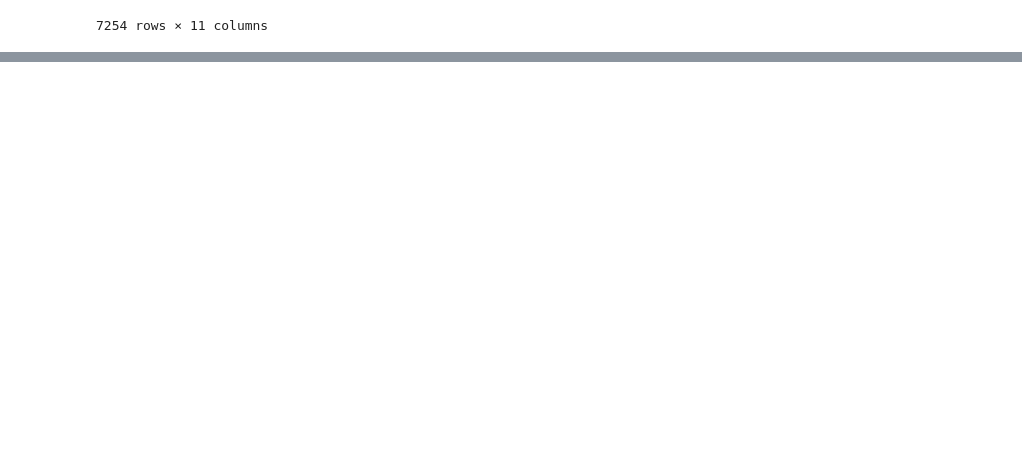
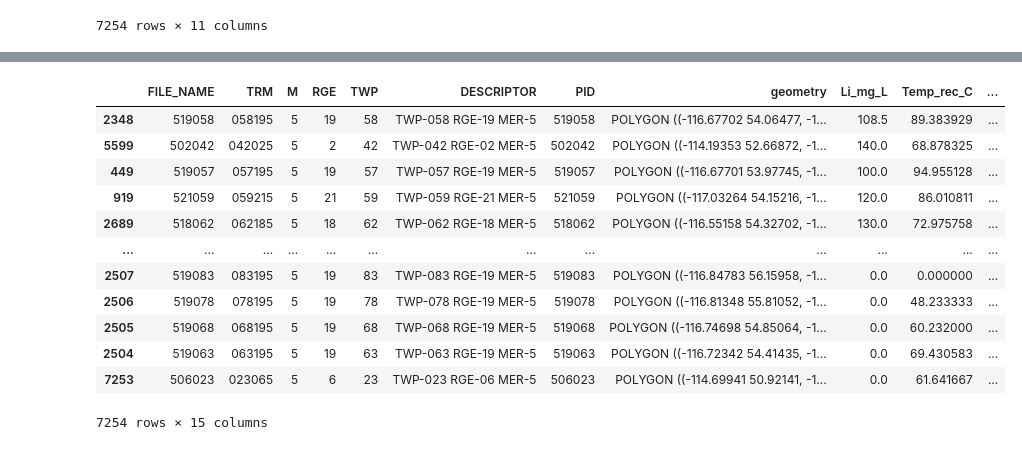
Before and after one commit to katherinewest/2024-redevelop, a Jupyter notebook: main.ipynb, the cells around one changed output, grey strips where cells are left out. Cells and saved outputs as stored; diff of their text form; code cells hidden in the pictures; blank space fills up the shorter version.

```diff
--- a/main.ipynb
+++ b/main.ipynb
@@ -476,0 +512,18 @@ ValueError: Expected a 2-dimensional container but got <class 'pandas.core.serie
+# %%
+MCM_gdf["Score"] = MCM_gdf["Temp_norm"] * MCM_gdf["CCUS_norm"] * MCM_gdf["Li_norm"]
+# %%
+MCM_gdf.sort_values(by="Score", ascending=False)
+# %% [output]
+|  | FILE_NAME | TRM | M | RGE | TWP | DESCRIPTOR | PID | geometry | Li_mg_L | Temp_rec_C | ... |
+| 2348 | 519058 | 058195 | 5 | 19 | 58 | TWP-058 RGE-19 MER-5 | 519058 | POLYGON ((-116.67702 54.06477, -1... | 108.5 | 89.383929 | ... |
+| 5599 | 502042 | 042025 | 5 | 2 | 42 | TWP-042 RGE-02 MER-5 | 502042 | POLYGON ((-114.19353 52.66872, -1... | 140.0 | 68.878325 | ... |
+| 449 | 519057 | 057195 | 5 | 19 | 57 | TWP-057 RGE-19 MER-5 | 519057 | POLYGON ((-116.67701 53.97745, -1... | 100.0 | 94.955128 | ... |
+| 919 | 521059 | 059215 | 5 | 21 | 59 | TWP-059 RGE-21 MER-5 | 521059 | POLYGON ((-117.03264 54.15216, -1... | 120.0 | 86.010811 | ... |
+| 2689 | 518062 | 062185 | 5 | 18 | 62 | TWP-062 RGE-18 MER-5 | 518062 | POLYGON ((-116.55158 54.32702, -1... | 130.0 | 72.975758 | ... |
+| ... | ... | ... | ... | ... | ... | ... | ... | ... | ... | ... | ... |
+| 2507 | 519083 | 083195 | 5 | 19 | 83 | TWP-083 RGE-19 MER-5 | 519083 | POLYGON ((-116.84783 56.15958, -1... | 0.0 | 0.000000 | ... |
+| 2506 | 519078 | 078195 | 5 | 19 | 78 | TWP-078 RGE-19 MER-5 | 519078 | POLYGON ((-116.81348 55.81052, -1... | 0.0 | 48.233333 | ... |
+| 2505 | 519068 | 068195 | 5 | 19 | 68 | TWP-068 RGE-19 MER-5 | 519068 | POLYGON ((-116.74698 54.85064, -1... | 0.0 | 60.232000 | ... |
+| 2504 | 519063 | 063195 | 5 | 19 | 63 | TWP-063 RGE-19 MER-5 | 519063 | POLYGON ((-116.72342 54.41435, -1... | 0.0 | 69.430583 | ... |
+| 7253 | 506023 | 023065 | 5 | 6 | 23 | TWP-023 RGE-06 MER-5 | 506023 | POLYGON ((-114.69941 50.92141, -1... | 0.0 | 61.641667 | ... |
+7254 rows × 15 columns
```
Also changed, not shown: parts of 13 cells of this notebook.
